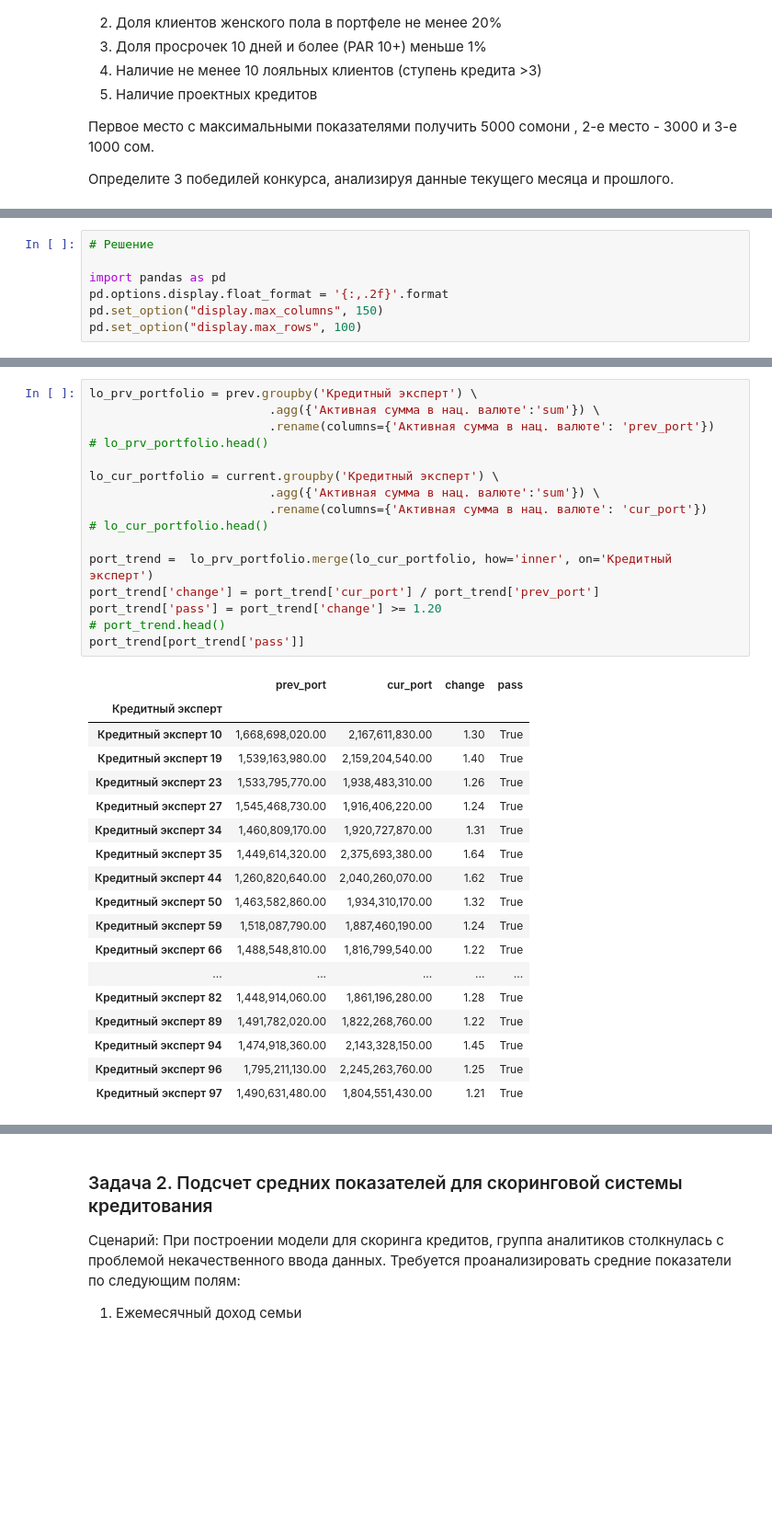
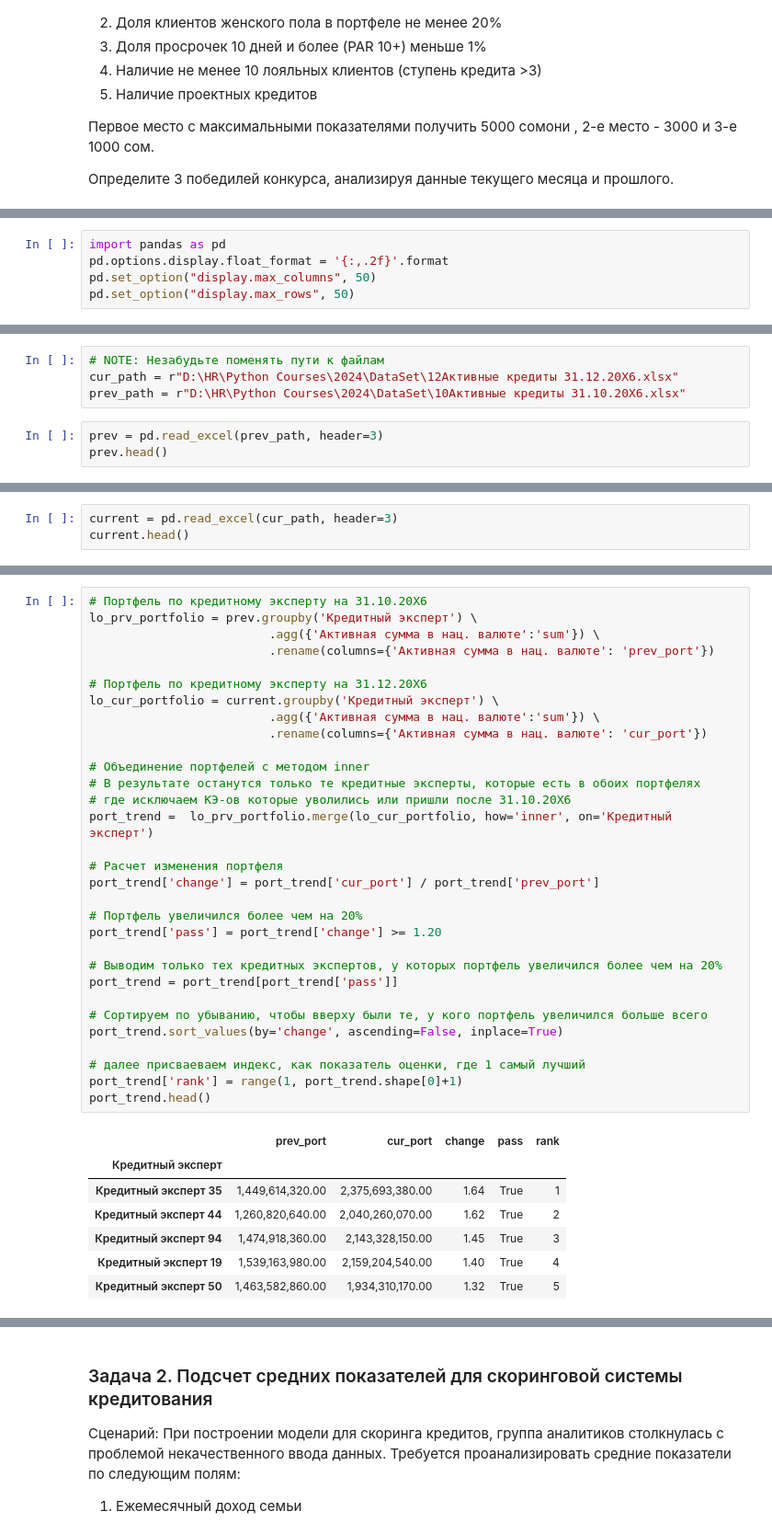
Before and after one commit to mkhayom/Python-Courses, a Jupyter notebook: Task 7.ipynb, the cells around one changed output, grey strips where cells are left out. Shown at 92% size. Drawn from its saved outputs; the diff is of its cells as text; blank space fills up the shorter version.

```diff
--- a/Task 7.ipynb
+++ b/Task 7.ipynb
@@ -16,7 +18,5 @@
 # %%
-# Решение
-
 import pandas as pd
 pd.options.display.float_format = '{:,.2f}'.format
-pd.set_option("display.max_columns", 150)
-pd.set_option("display.max_rows", 100)
+pd.set_option("display.max_columns", 50)
+pd.set_option("display.max_rows", 50)
@@ -40,0 +23,7 @@ prev.head(3)
+# %%
+# NOTE: Незабудьте поменять пути к файлам
+cur_path = r"D:\HR\Python Courses\2024\DataSet\12Активные кредиты 31.12.20X6.xlsx"
+prev_path = r"D:\HR\Python Courses\2024\DataSet\10Активные кредиты 31.10.20X6.xlsx"
+# %%
+prev = pd.read_excel(prev_path, header=3)
+prev.head()
@@ -40,0 +37,3 @@ prev.head(3)
+# %%
+current = pd.read_excel(cur_path, header=3)
+current.head()
@@ -41,35 +49,39 @@ prev.head(3)
 # %%
+# Портфель по кредитному эксперту на 31.10.20X6
 lo_prv_portfolio = prev.groupby('Кредитный эксперт') \
                          .agg({'Активная сумма в нац. валюте':'sum'}) \
                          .rename(columns={'Активная сумма в нац. валюте': 'prev_port'})
-# lo_prv_portfolio.head()
 
+# Портфель по кредитному эксперту на 31.12.20X6
 lo_cur_portfolio = current.groupby('Кредитный эксперт') \
                          .agg({'Активная сумма в нац. валюте':'sum'}) \
                          .rename(columns={'Активная сумма в нац. валюте': 'cur_port'})
-# lo_cur_portfolio.head()
 
+# Объединение портфелей с методом inner
+# В результате останутся только те кредитные эксперты, которые есть в обоих портфелях
+# где исключаем КЭ-ов которые уволились или пришли после 31.10.20X6
 port_trend =  lo_prv_portfolio.merge(lo_cur_portfolio, how='inner', on='Кредитный эксперт')
+
+# Расчет изменения портфеля
 port_trend['change'] = port_trend['cur_port'] / port_trend['prev_port']
+
+# Портфель увеличился более чем на 20%
 port_trend['pass'] = port_trend['change'] >= 1.20
-# port_trend.head()
-port_trend[port_trend['pass']]
+
+# Выводим только тех кредитных экспертов, у которых портфель увеличился более чем на 20%
+port_trend = port_trend[port_trend['pass']]
+
+# Сортируем по убыванию, чтобы вверху были те, у кого портфель увеличился больше всего
+port_trend.sort_values(by='change', ascending=False, inplace=True)
+
+# далее присваеваем индекс, как показатель оценки, где 1 самый лучший
+port_trend['rank'] = range(1, port_trend.shape[0]+1)
+port_trend.head()
 # %% [output]
-|  | prev_port | cur_port | change | pass |
-| Кредитный эксперт |  |  |  |  |
-| Кредитный эксперт 10 | 1,668,698,020.00 | 2,167,611,830.00 | 1.30 | True |
-| Кредитный эксперт 19 | 1,539,163,980.00 | 2,159,204,540.00 | 1.40 | True |
-| Кредитный эксперт 23 | 1,533,795,770.00 | 1,938,483,310.00 | 1.26 | True |
-| Кредитный эксперт 27 | 1,545,468,730.00 | 1,916,406,220.00 | 1.24 | True |
-| Кредитный эксперт 34 | 1,460,809,170.00 | 1,920,727,870.00 | 1.31 | True |
-| Кредитный эксперт 35 | 1,449,614,320.00 | 2,375,693,380.00 | 1.64 | True |
-| Кредитный эксперт 44 | 1,260,820,640.00 | 2,040,260,070.00 | 1.62 | True |
-| Кредитный эксперт 50 | 1,463,582,860.00 | 1,934,310,170.00 | 1.32 | True |
-| Кредитный эксперт 59 | 1,518,087,790.00 | 1,887,460,190.00 | 1.24 | True |
-| Кредитный эксперт 66 | 1,488,548,810.00 | 1,816,799,540.00 | 1.22 | True |
-| ... | ... | ... | ... | ... |
-| Кредитный эксперт 82 | 1,448,914,060.00 | 1,861,196,280.00 | 1.28 | True |
-| Кредитный эксперт 89 | 1,491,782,020.00 | 1,822,268,760.00 | 1.22 | True |
-| Кредитный эксперт 94 | 1,474,918,360.00 | 2,143,328,150.00 | 1.45 | True |
-| Кредитный эксперт 96 | 1,795,211,130.00 | 2,245,263,760.00 | 1.25 | True |
-| Кредитный эксперт 97 | 1,490,631,480.00 | 1,804,551,430.00 | 1.21 | True |
+|  | prev_port | cur_port | change | pass | rank |
+| Кредитный эксперт |  |  |  |  |  |
+| Кредитный эксперт 35 | 1,449,614,320.00 | 2,375,693,380.00 | 1.64 | True | 1 |
+| Кредитный эксперт 44 | 1,260,820,640.00 | 2,040,260,070.00 | 1.62 | True | 2 |
+| Кредитный эксперт 94 | 1,474,918,360.00 | 2,143,328,150.00 | 1.45 | True | 3 |
+| Кредитный эксперт 19 | 1,539,163,980.00 | 2,159,204,540.00 | 1.40 | True | 4 |
+| Кредитный эксперт 50 | 1,463,582,860.00 | 1,934,310,170.00 | 1.32 | True | 5 |
```
Also changed, not shown: parts of 22 cells of this notebook.
